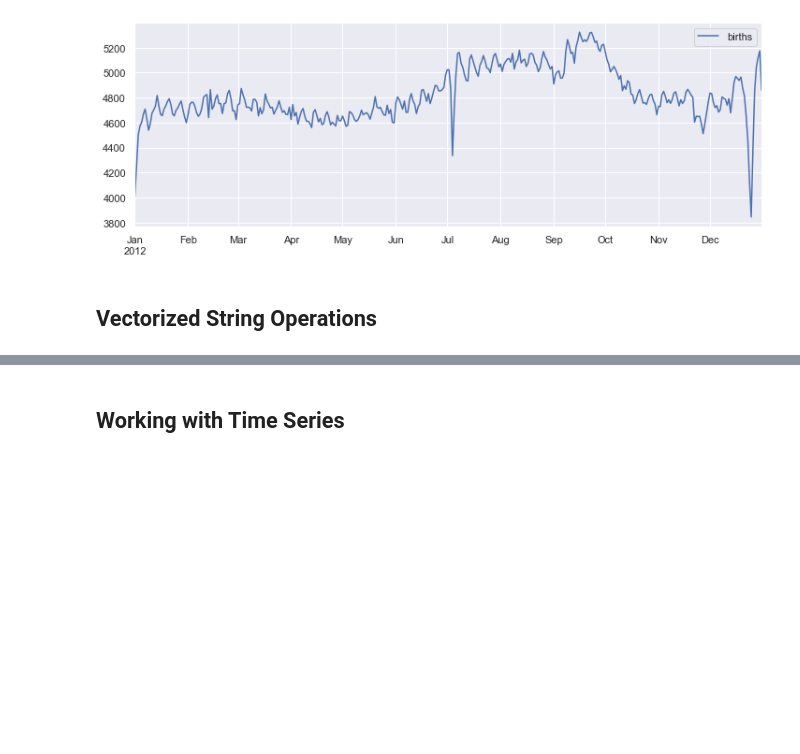
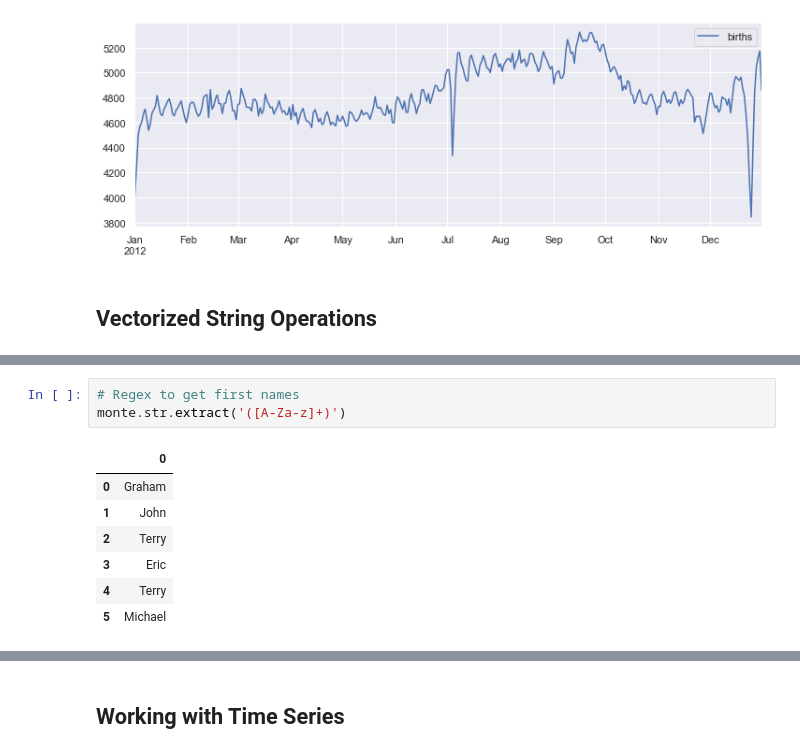
Before and after one commit to taylordunn/python-data-science-handbook, a Jupyter notebook: chapter3/chapter3.ipynb, the cells around one changed output, grey strips where cells are left out. Saved outputs shown, nothing was run; the diff lists cells and outputs as text; blank space fills up the shorter version.

```diff
--- a/chapter3/chapter3.ipynb
+++ b/chapter3/chapter3.ipynb
@@ -2158,0 +2220,11 @@ births_by_date.plot(ax = ax)
+# %%
+# Regex to get first names
+monte.str.extract('([A-Za-z]+)')
+# %% [output]
+|  | 0 |
+| 0 | Graham |
+| 1 | John |
+| 2 | Terry |
+| 3 | Eric |
+| 4 | Terry |
+| 5 | Michael |
```
Also changed, not shown: parts of 23 cells of this notebook.
